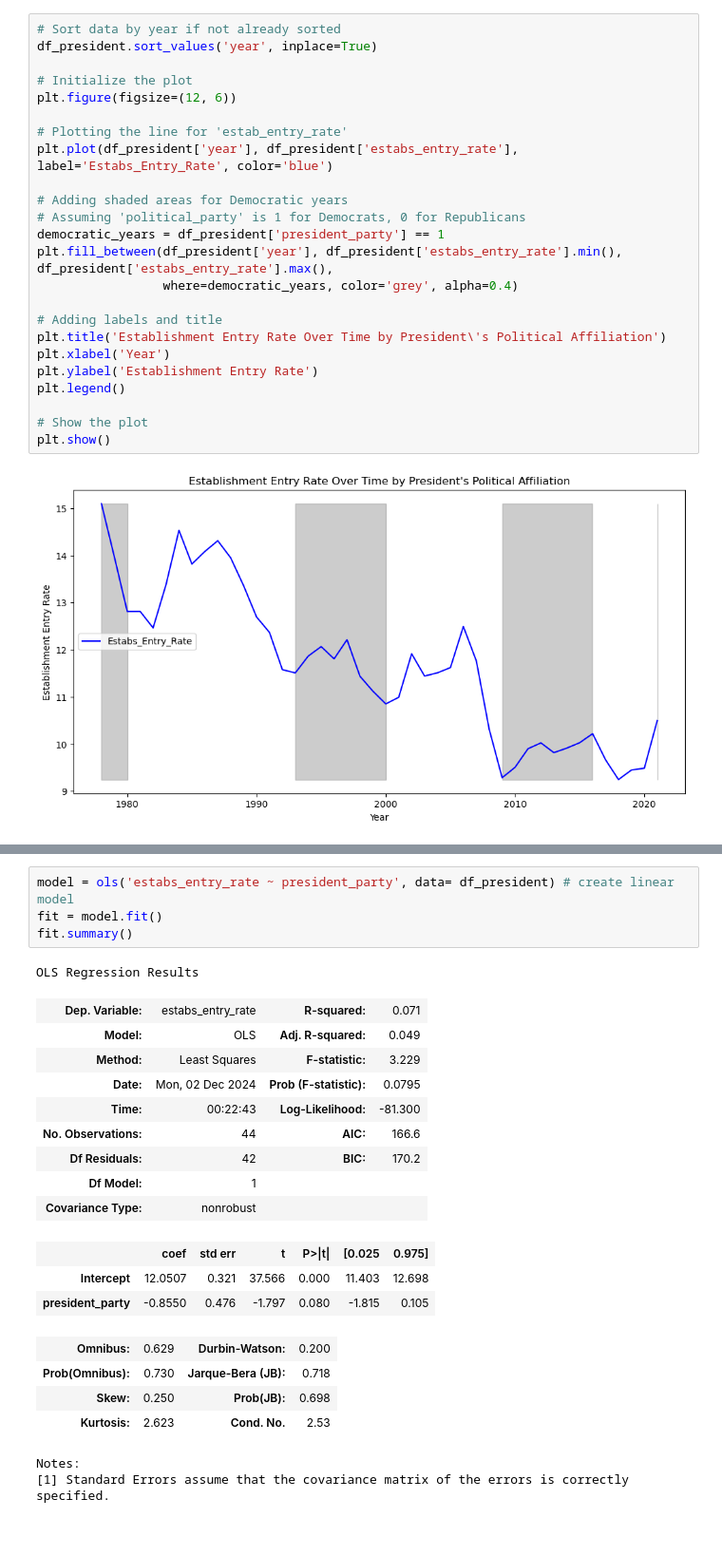
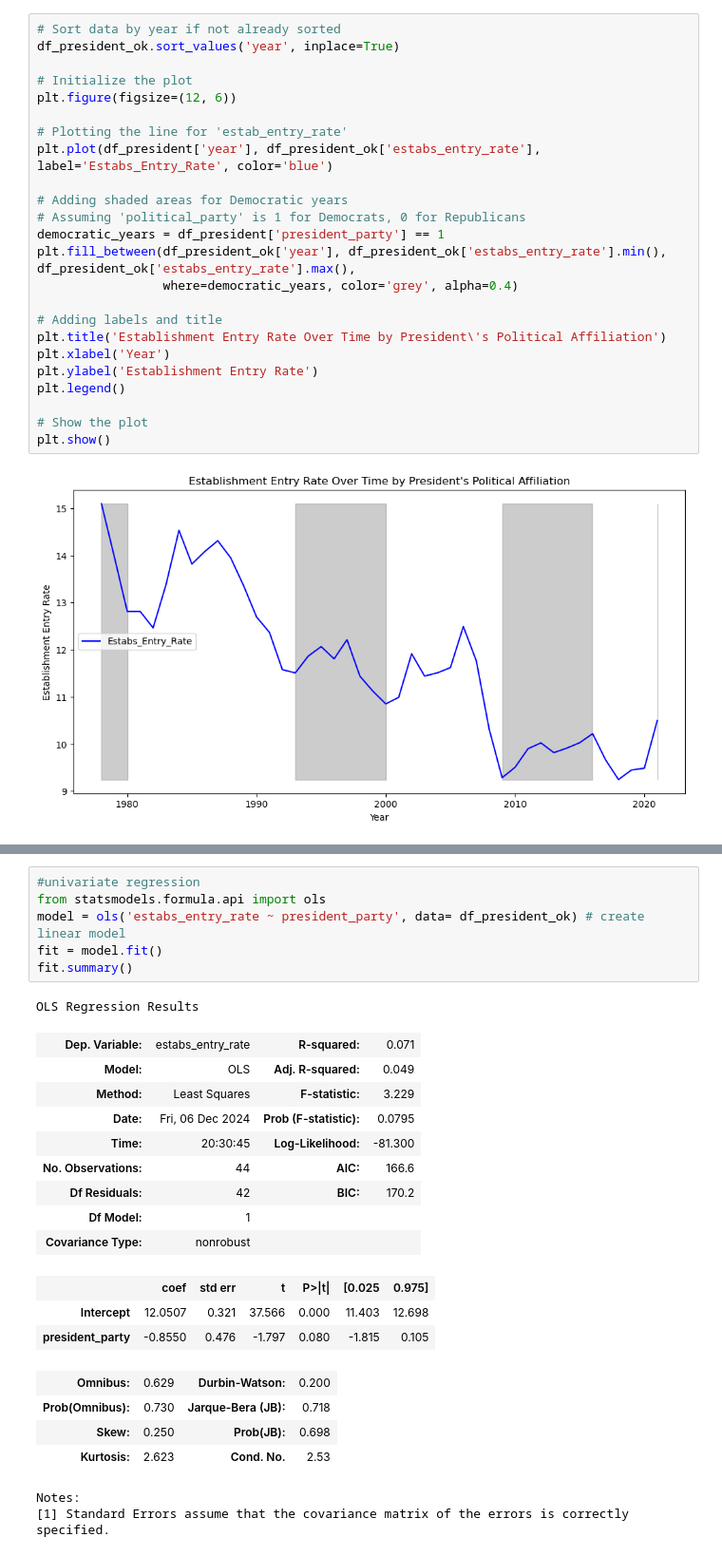
Before and after one commit to ezwang1018/as.180.369, a Jupyter notebook: contrib/ezwang1018/AMonninger/Paper_Restructured/04_dataanalysis.ipynb, the cells around one changed output, grey strips where cells are left out. Shown at 95% size. Saved outputs shown, nothing was run; the diff lists cells and outputs as text.

```diff
--- a/contrib/ezwang1018/AMonninger/Paper_Restructured/04_dataanalysis.ipynb
+++ b/contrib/ezwang1018/AMonninger/Paper_Restructured/04_dataanalysis.ipynb
@@ -99,17 +19,17 @@ My findings suggest that Democrat presidents is negatively associated with amoun
 # %%
 # Sort data by year if not already sorted
-df_president.sort_values('year', inplace=True)
+df_president_ok.sort_values('year', inplace=True)
 
 # Initialize the plot
 plt.figure(figsize=(12, 6))
 
 # Plotting the line for 'estab_entry_rate'
-plt.plot(df_president['year'], df_president['estabs_entry_rate'], label='Estabs_Entry_Rate', color='blue')
+plt.plot(df_president['year'], df_president_ok['estabs_entry_rate'], label='Estabs_Entry_Rate', color='blue')
 
 # Adding shaded areas for Democratic years
 # Assuming 'political_party' is 1 for Democrats, 0 for Republicans
 democratic_years = df_president['president_party'] == 1
-plt.fill_between(df_president['year'], df_president['estabs_entry_rate'].min(), df_president['estabs_entry_rate'].max(),
+plt.fill_between(df_president_ok['year'], df_president_ok['estabs_entry_rate'].min(), df_president_ok['estabs_entry_rate'].max(),
                  where=democratic_years, color='grey', alpha=0.4)
 
 # Adding labels and title
@@ -125,14 +53,16 @@ plt.show()
 # %%
-model = ols('estabs_entry_rate ~ president_party', data= df_president) # create linear model
+#univariate regression
+from statsmodels.formula.api import ols
+model = ols('estabs_entry_rate ~ president_party', data= df_president_ok) # create linear model
 fit = model.fit()
 fit.summary()
 # %% [output]
 OLS Regression Results
 | Dep. Variable: | estabs_entry_rate | R-squared: | 0.071 |
 | Model: | OLS | Adj. R-squared: | 0.049 |
 | Method: | Least Squares | F-statistic: | 3.229 |
-| Date: | Mon, 02 Dec 2024 | Prob (F-statistic): | 0.0795 |
-| Time: | 00:22:43 | Log-Likelihood: | -81.300 |
+| Date: | Fri, 06 Dec 2024 | Prob (F-statistic): | 0.0795 |
+| Time: | 20:30:45 | Log-Likelihood: | -81.300 |
 | No. Observations: | 44 | AIC: | 166.6 |
 | Df Residuals: | 42 | BIC: | 170.2 |
 | Df Model: | 1 |  |  |
```
Also changed, not shown: parts of 16 cells of this notebook, 16 other files.
